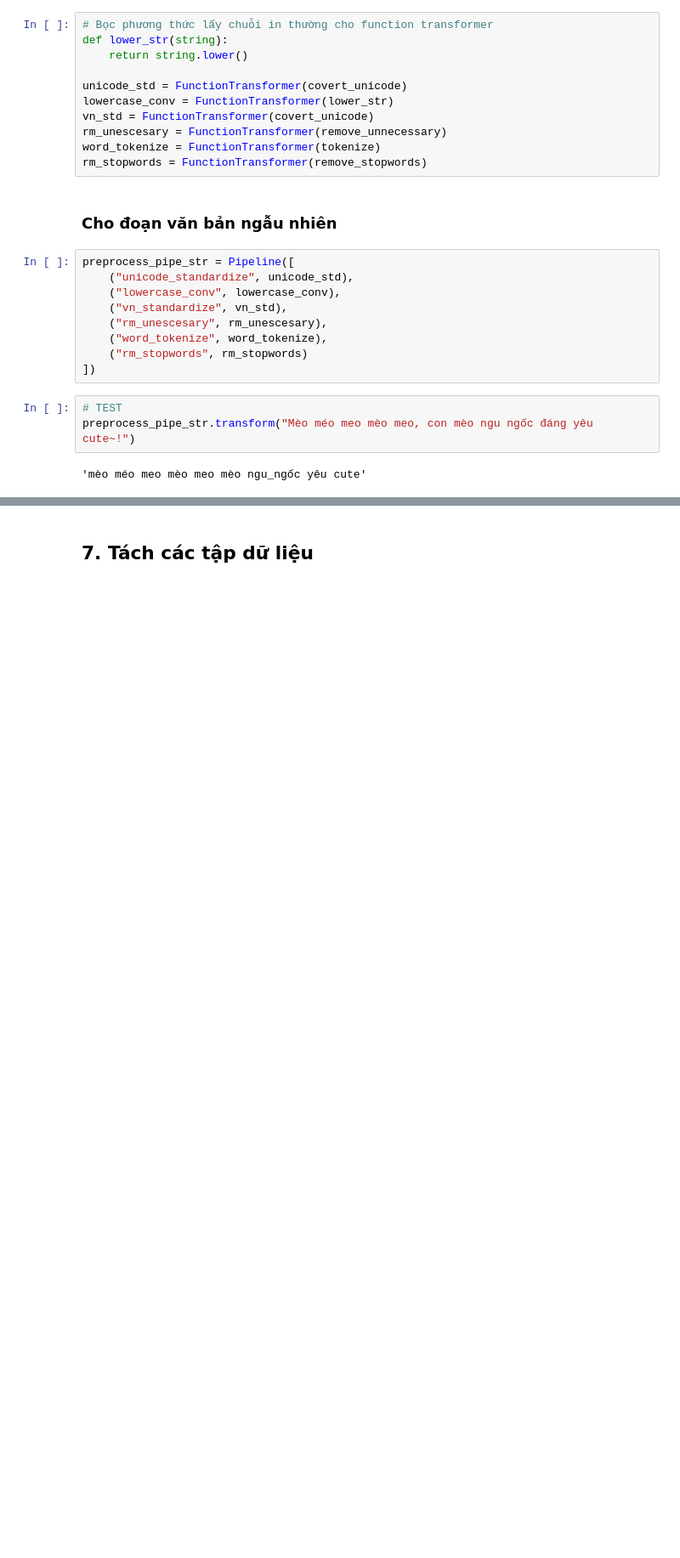
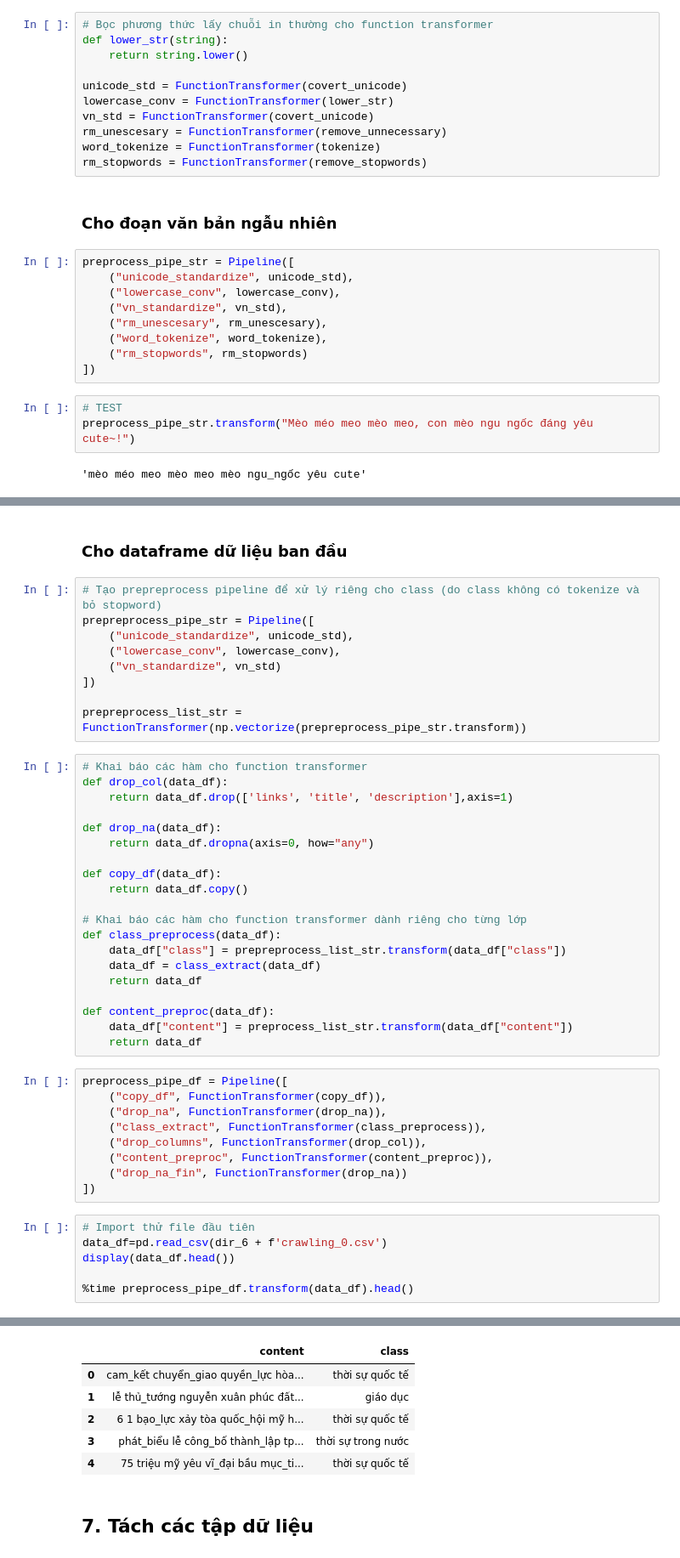
Before and after one commit to vlozg/DoAn_CuoiKy_DataScience, a Jupyter notebook: Final.ipynb, the cells around one changed output, grey strips where cells are left out. Shown at 85% size. Drawn from its saved outputs; the diff is of its cells as text; blank space fills up the shorter version.

```diff
--- a/Final.ipynb
+++ b/Final.ipynb
@@ -971,0 +985,47 @@ preprocess_pipe_str.transform("Mèo méo meo mèo meo, con mèo ngu ngốc đán
+# %% [markdown]
+### Cho dataframe dữ liệu ban đầu
+# %%
+# Tạo prepreprocess pipeline để xử lý riêng cho class (do class không có tokenize và bỏ stopword)
+prepreprocess_pipe_str = Pipeline([
+    ("unicode_standardize", unicode_std),
+    ("lowercase_conv", lowercase_conv),
+    ("vn_standardize", vn_std)
+])
+
+prepreprocess_list_str = FunctionTransformer(np.vectorize(prepreprocess_pipe_str.transform))
+# %%
+# Khai báo các hàm cho function transformer
+def drop_col(data_df):
+    return data_df.drop(['links', 'title', 'description'],axis=1)
+
+def drop_na(data_df):
+    return data_df.dropna(axis=0, how="any")
+
+def copy_df(data_df):
+    return data_df.copy()
+
+# Khai báo các hàm cho function transformer dành riêng cho từng lớp
+def class_preprocess(data_df):
+    data_df["class"] = prepreprocess_list_str.transform(data_df["class"])
+    data_df = class_extract(data_df)
+    return data_df
+
+def content_preproc(data_df):
+    data_df["content"] = preprocess_list_str.transform(data_df["content"])
+    return data_df
+# %%
+preprocess_pipe_df = Pipeline([
+    ("copy_df", FunctionTransformer(copy_df)),
+    ("drop_na", FunctionTransformer(drop_na)),
+    ("class_extract", FunctionTransformer(class_preprocess)),
+    ("drop_columns", FunctionTransformer(drop_col)),
+    ("content_preproc", FunctionTransformer(content_preproc)),
+    ("drop_na_fin", FunctionTransformer(drop_na))
+])
+# %%
+# Import thử file đầu tiên
+data_df=pd.read_csv(dir_6 + f'crawling_0.csv')
+display(data_df.head())
+
+%time preprocess_pipe_df.transform(data_df).head()
+# %% [output]
@@ -972,2 +1039,8 @@ preprocess_pipe_str.transform("Mèo méo meo mèo meo, con mèo ngu ngốc đán
+|  | content | class |
+| 0 | cam_kết chuyển_giao quyền_lực hòa... | thời sự quốc tế |
+| 1 | lễ thủ_tướng nguyễn xuân phúc đất... | giáo dục |
+| 2 | 6 1 bạo_lực xảy tòa quốc_hội mỹ h... | thời sự quốc tế |
+| 3 | phát_biểu lễ công_bố thành_lập tp... | thời sự trong nước |
+| 4 | 75 triệu mỹ yêu vĩ_đại bầu mục_ti... | thời sự quốc tế |
 # %% [markdown]
 ## 7. Tách các tập dữ liệu
```
Also changed, not shown: parts of 56 cells of this notebook, 2 other files.
